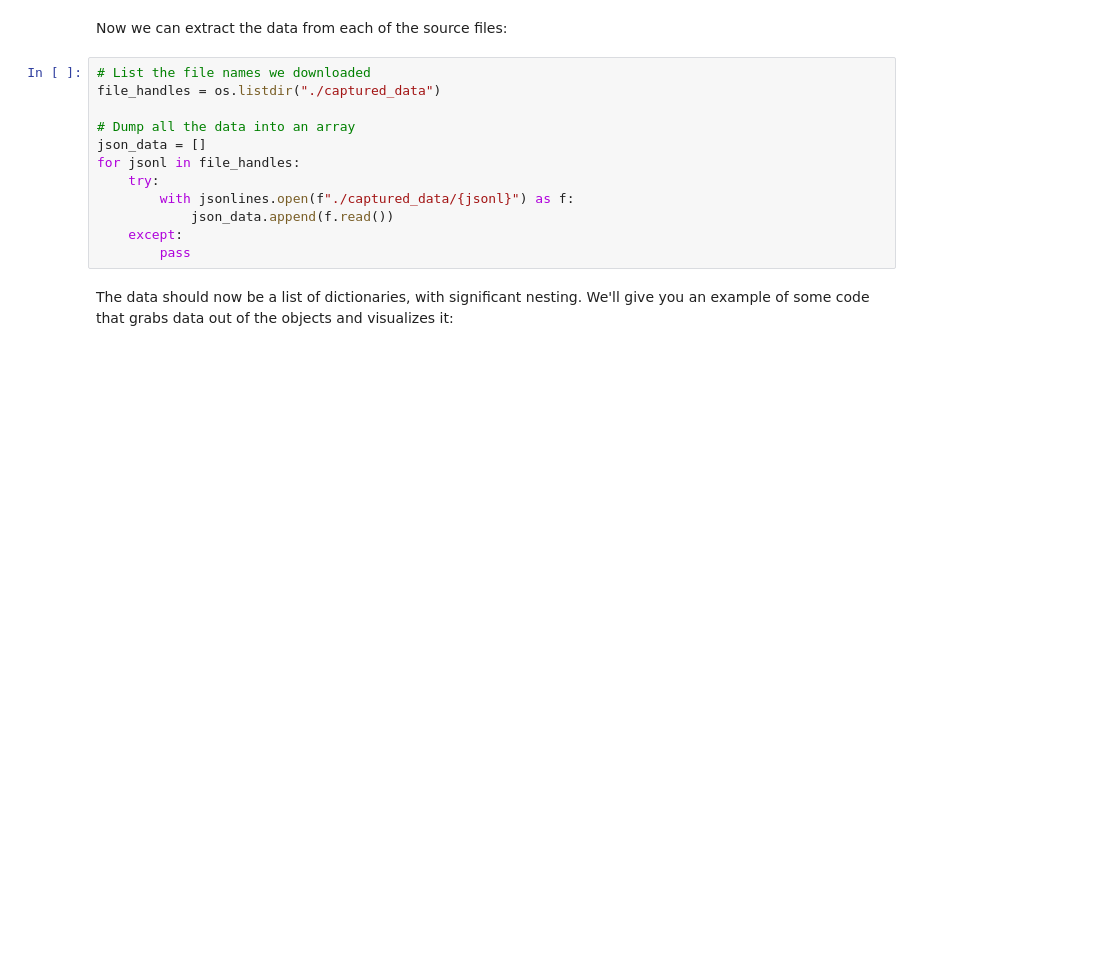
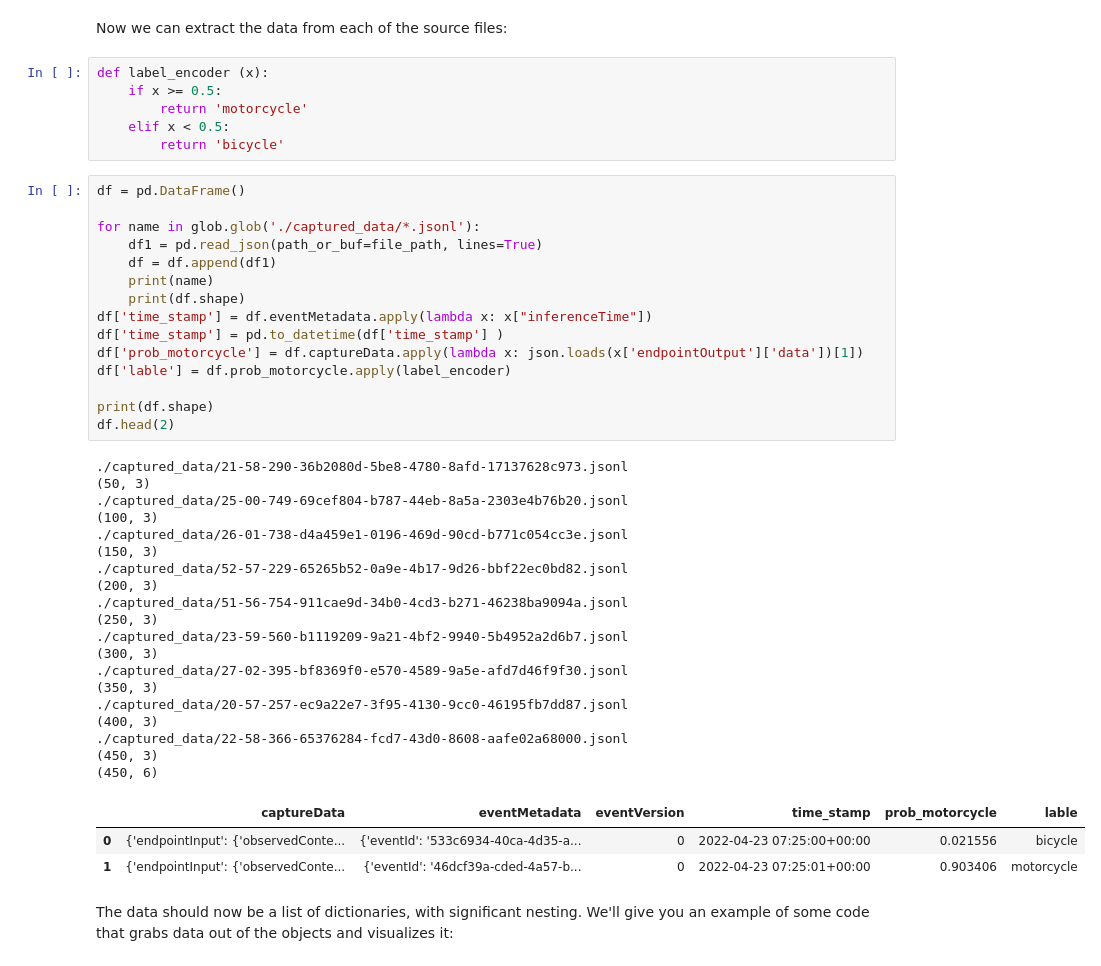
Before and after one commit to bridgecrew-perf6/deploy_ml_one, a Jupyter notebook: notebook.ipynb, the cells around one changed output. Drawn from its saved outputs; the diff is of its cells as text; blank space fills up the shorter version.

```diff
--- a/notebook.ipynb
+++ b/notebook.ipynb
@@ -466,17 +494,49 @@ S3Downloader.download(data_path, "captured_data")
 The data are in JSONLines format, where multiple valid JSON objects are stacked on top of eachother in a single `jsonl` file. We'll import an open-source library, `jsonlines` that was purpose built for parsing this format.
 # %% [markdown]
 Now we can extract the data from each of the source files:
-# %%
-# List the file names we downloaded
-file_handles = os.listdir("./captured_data")
-
-# Dump all the data into an array
-json_data = []
-for jsonl in file_handles:
-    try:
-        with jsonlines.open(f"./captured_data/{jsonl}") as f:
-            json_data.append(f.read())
-    except:
-        pass
+# %%
+def label_encoder (x):
+    if x >= 0.5:
+        return 'motorcycle'
+    elif x < 0.5:
+        return 'bicycle'
+# %%
+df = pd.DataFrame()
+
+for name in glob.glob('./captured_data/*.jsonl'):
+    df1 = pd.read_json(path_or_buf=file_path, lines=True)
+    df = df.append(df1)
+    print(name)
+    print(df.shape)
+df['time_stamp'] = df.eventMetadata.apply(lambda x: x["inferenceTime"])
+df['time_stamp'] = pd.to_datetime(df['time_stamp'] )
+df['prob_motorcycle'] = df.captureData.apply(lambda x: json.loads(x['endpointOutput']['data'])[1])
+df['lable'] = df.prob_motorcycle.apply(label_encoder)
+
+print(df.shape)
+df.head(2)
+# %% [output]
+./captured_data/21-58-290-36b2080d-5be8-4780-8afd-17137628c973.jsonl
+(50, 3)
+./captured_data/25-00-749-69cef804-b787-44eb-8a5a-2303e4b76b20.jsonl
+(100, 3)
+./captured_data/26-01-738-d4a459e1-0196-469d-90cd-b771c054cc3e.jsonl
+(150, 3)
+./captured_data/52-57-229-65265b52-0a9e-4b17-9d26-bbf22ec0bd82.jsonl
+(200, 3)
+./captured_data/51-56-754-911cae9d-34b0-4cd3-b271-46238ba9094a.jsonl
+(250, 3)
+./captured_data/23-59-560-b1119209-9a21-4bf2-9940-5b4952a2d6b7.jsonl
+(300, 3)
+./captured_data/27-02-395-bf8369f0-e570-4589-9a5e-afd7d46f9f30.jsonl
+(350, 3)
+./captured_data/20-57-257-ec9a22e7-3f95-4130-9cc0-46195fb7dd87.jsonl
+(400, 3)
+./captured_data/22-58-366-65376284-fcd7-43d0-8608-aafe02a68000.jsonl
+(450, 3)
+(450, 6)
+|  | captureData | eventMetadata | eventVersion | time_stamp | prob_motorcycle | lable |
+| 0 | {'endpointInput': {'observedConte... | {'eventId': '533c6934-40ca-4d35-a... | 0 | 2022-04-23 07:25:00+00:00 | 0.021556 | bicycle |
+| 1 | {'endpointInput': {'observedConte... | {'eventId': '46dcf39a-cded-4a57-b... | 0 | 2022-04-23 07:25:01+00:00 | 0.903406 | motorcycle |
 # %% [markdown]
 The data should now be a list of dictionaries, with significant nesting. We'll give you an example of some code that grabs data out of the objects and visualizes it:
```
Also changed, not shown: parts of 10 cells of this notebook.
